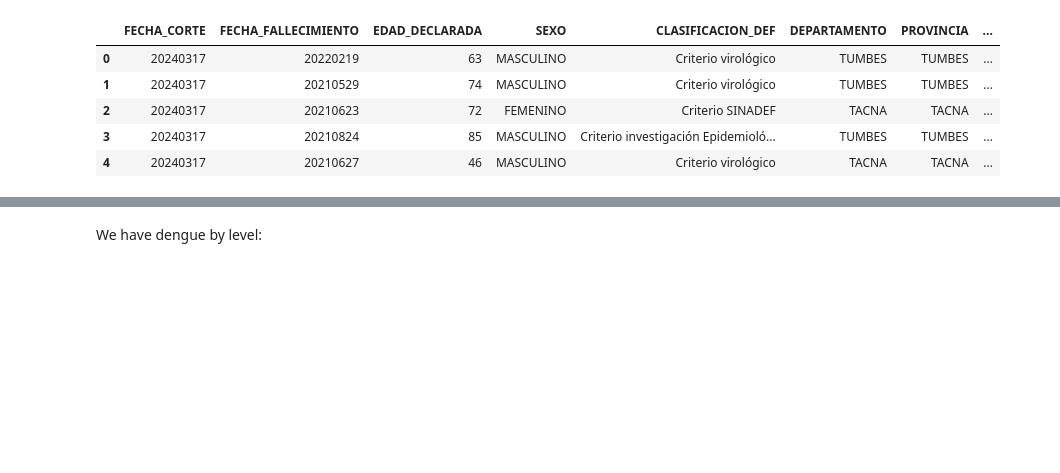
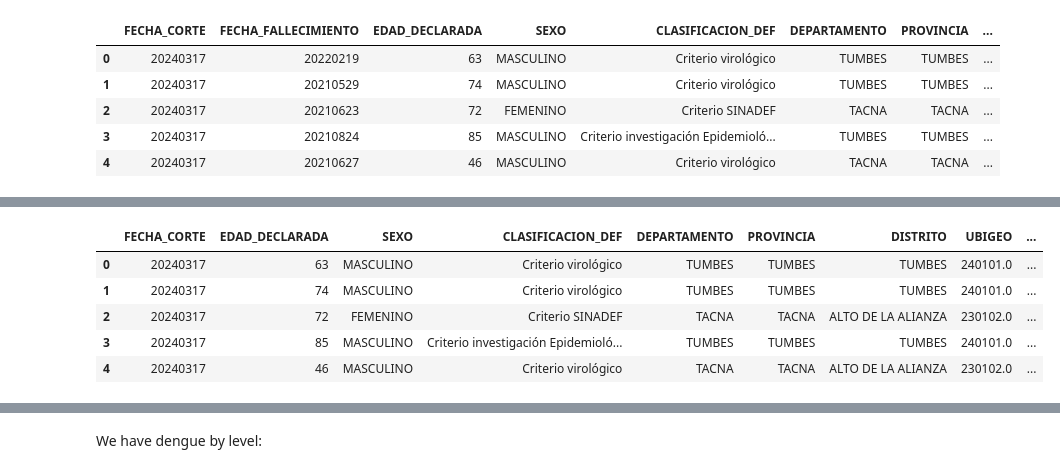
Before and after one commit to nicosil02/Redes2, a Jupyter notebook: geoDF_ANALYTICS.ipynb, the cells around one changed output, grey strips where cells are left out. Drawn from its saved outputs; the diff is of its cells as text; code cells hidden in the pictures; blank space fills up the shorter version.

```diff
--- a/geoDF_ANALYTICS.ipynb
+++ b/geoDF_ANALYTICS.ipynb
@@ -79,0 +40,10 @@ dengue=dengue[dengue.ano>=2012]
+# %%
+
+# Convertir 'FECHA_FALLECIMIENTO' a datetime y extraer solo el año
+fallecidos['year'] = pd.to_datetime(fallecidos['FECHA_FALLECIMIENTO'], format='%Y%m%d').dt.year
+
+# Eliminar la columna original 'FECHA_FALLECIMIENTO'
+fallecidos = fallecidos.drop(columns=['FECHA_FALLECIMIENTO'])
+
+# Ver los primeros registros con la columna 'year' donde year es la fecha de fallecimiento
+print(fallecidos.head())
@@ -79,0 +71,9 @@ dengue=dengue[dengue.ano>=2012]
+# %%
+fallecidos.head()
+# %% [output]
+|  | FECHA_CORTE | EDAD_DECLARADA | SEXO | CLASIFICACION_DEF | DEPARTAMENTO | PROVINCIA | DISTRITO | UBIGEO | ... |
+| 0 | 20240317 | 63 | MASCULINO | Criterio virológico | TUMBES | TUMBES | TUMBES | 240101.0 | ... |
+| 1 | 20240317 | 74 | MASCULINO | Criterio virológico | TUMBES | TUMBES | TUMBES | 240101.0 | ... |
+| 2 | 20240317 | 72 | FEMENINO | Criterio SINADEF | TACNA | TACNA | ALTO DE LA ALIANZA | 230102.0 | ... |
+| 3 | 20240317 | 85 | MASCULINO | Criterio investigación Epidemioló... | TUMBES | TUMBES | TUMBES | 240101.0 | ... |
+| 4 | 20240317 | 46 | MASCULINO | Criterio virológico | TACNA | TACNA | ALTO DE LA ALIANZA | 230102.0 | ... |
```
Also changed, not shown: parts of 11 cells of this notebook.
